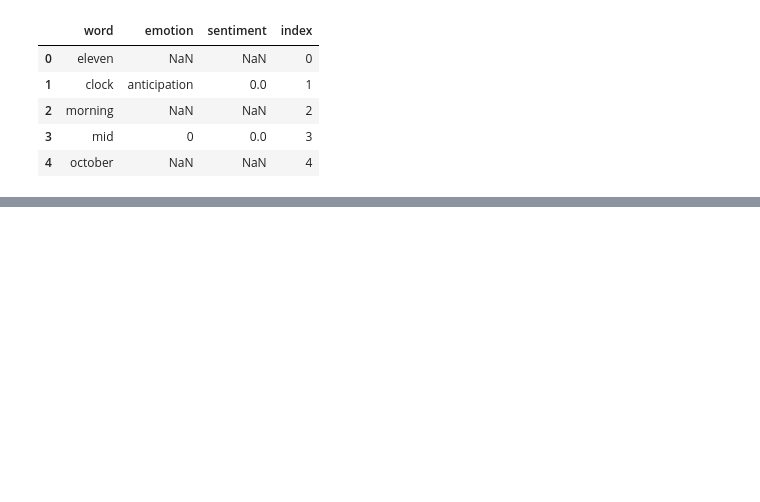
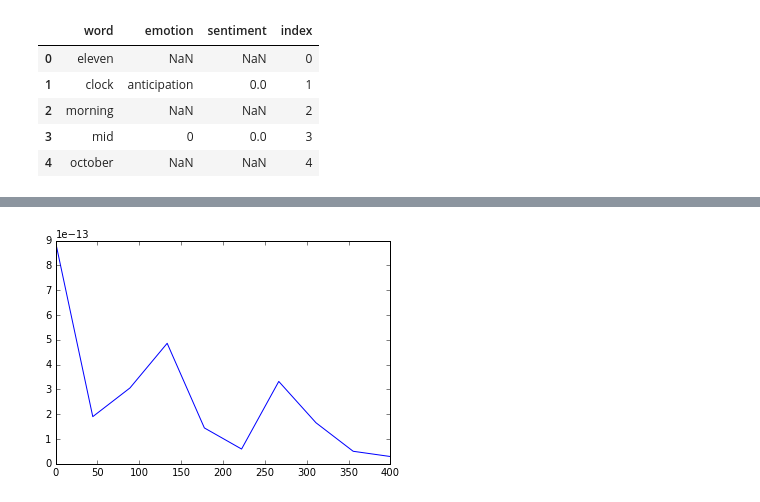
Before and after one commit to annemanguyen/metis_projects, a Jupyter notebook: sent_dict.ipynb, the cells around one changed output, grey strips where cells are left out. Cells and saved outputs as stored; diff of their text form; code cells hidden in the pictures; blank space fills up the shorter version.

```diff
--- a/sent_dict.ipynb
+++ b/sent_dict.ipynb
@@ -121,0 +140,19 @@ plt.plot(pagesent)
+# %%
+pagesent = map(int,pagesent)
+# %%
+import scipy.fftpack
+
+# Number of samplepoints
+N = 20
+# sample spacing
+T = 1.0 / 800.0
+x = np.asarray(pagesent)
+y = np.sin(50.0 * 2.0*np.pi*x) + 0.5*np.sin(80.0 * 2.0*np.pi*x)
+yf = scipy.fftpack.fft(y)
+xf = np.linspace(0.0, 1.0/(2.0*T), N/2)
+
+fig, ax = plt.subplots()
+ax.plot(xf, 2.0/N * np.abs(yf[:N/2]))
+plt.show()
+# %% [output]
+[figure, added]
```
Also changed, not shown: parts of 31 cells of this notebook, 23 other files.
